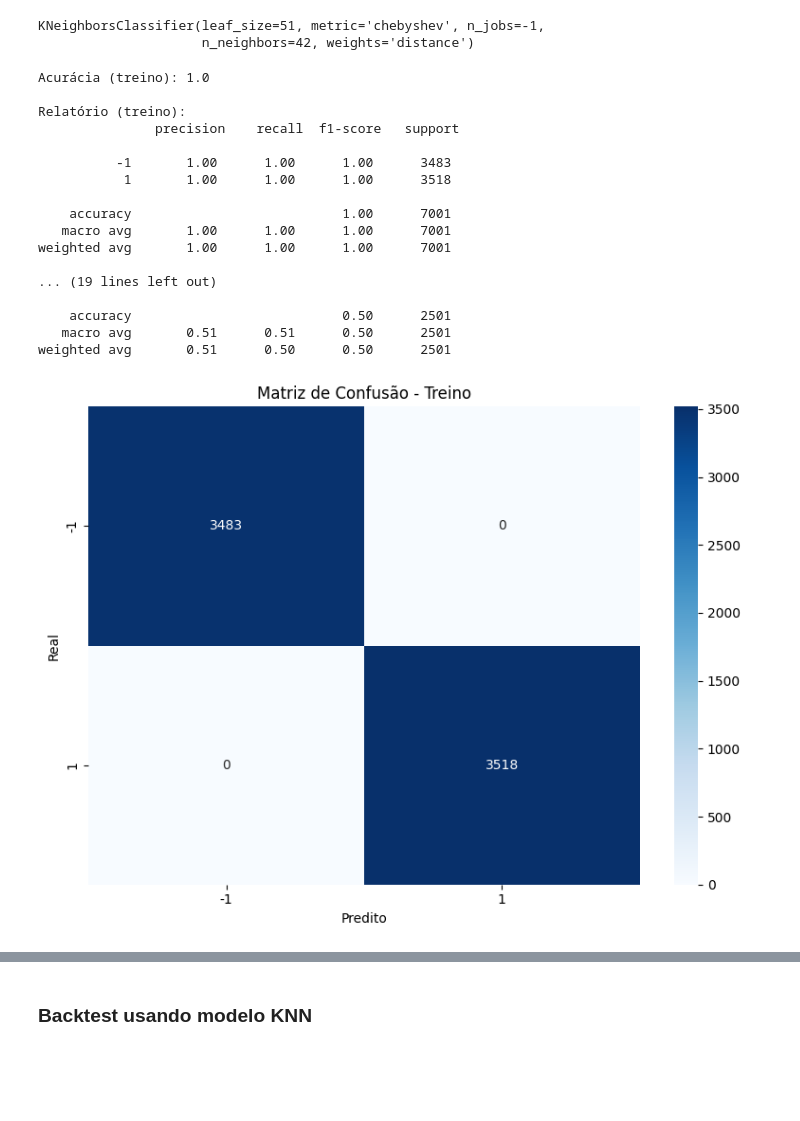
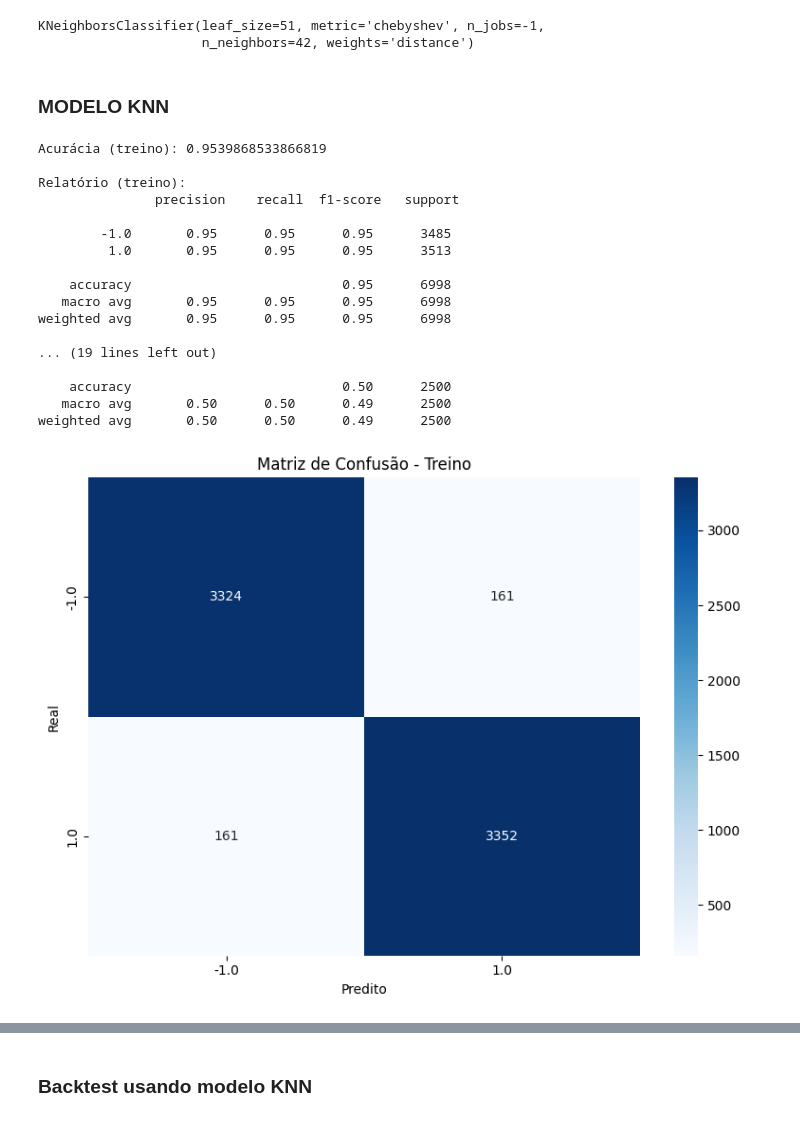
Before and after one commit to EdinhoAndra/PUC_MVP_ML_ANALYTICS, a Jupyter notebook: MVP_ML_&_Analytics.ipynb, the cells around one changed output, grey strips where cells are left out. Drawn from its saved outputs; the diff is of its cells as text; code cells hidden in the pictures; blank space fills up the shorter version.

```diff
--- a/MVP_ML_&_Analytics.ipynb
+++ b/MVP_ML_&_Analytics.ipynb
@@ -660,7 +681,7 @@ class PurgedKFoldEmbargo(KFold):
 - por fim, temos os lags, atrasos que são aplicados às features
 # %%
 # Carregar os dados
-df = pd.read_excel("/content/drive/MyDrive/Colab_Files/WIN_RENKO40.xlsx")
+df = pd.read_excel("data/WIN_RENKO40.xlsx")
 df = df.sort_values("Date")
 # %%
 # Contagem de bricks (renkos) por DIA de calendário
@@ -873,18 +894,17 @@ X_train, X_val, y_train, y_val, idx_train, idx_val = train_test_split(
     X_train_full, y_train_full, idx_train_full, test_size=0.20, shuffle=False
 )
 
-# “most_frequent” = sempre prevê a classe majoritária do treino
+#Modelo já foi treinado e já foi salvo
+'''# “most_frequent” = sempre prevê a classe majoritária do treino
 model = DummyClassifier(strategy="most_frequent", random_state=SEED)
 model.fit(X_train, y_train)
 
-'''y_pred = model.predict(X_test)
-print("Acurácia:", accuracy_score(y_test, y_pred))
-print("\nRelatório:\n", classification_report(y_test, y_pred))
-print("\nMatriz de confusão:\n", confusion_matrix(y_test, y_pred))'''
 
 # --- salvar e recarregar, atribuindo a 'model' ---
 MODEL_PATH = "baseline.joblib"
-dump(model, MODEL_PATH, compress=3)
+dump(model, MODEL_PATH, compress=3)'''
+
+MODEL_PATH = "data/baseline.joblib"
 
 # sobrescreve a variável 'model' com o pipeline recarregado do arquivo
 model = load(MODEL_PATH)
@@ -981,7 +1001,7 @@ STOP_ANCHOR      = "entry"        # "entry" ou "signal_open"
 # =========================================================
 #  Carrega o modelo salvo (NÃO TREINA)
 # =========================================================
-MODEL_PATH = "baseline.joblib"  # ajuste se necessário
+MODEL_PATH = "data/baseline.joblib"  # ajuste se necessário
 model = load(MODEL_PATH)
 
 # =========================================================
@@ -1745,9 +1766,25 @@ Features finais selecionadas (42):
 ['RSL200', 'realized_vol', 'realized_vol_lag_1', 'RSL200_lag_1', 'realized_vol_lag_2', 'realized_vol_lag_3', 'realized_vol_lag_4', 'PKS_VOL_lag_5', 'realized_vol_lag_5', 'RSL10_lag_5', 'RSI20_lag_5',  ...
 KNeighborsClassifier(leaf_size=51, metric='chebyshev', n_jobs=-1,
                      n_neighbors=42, weights='distance')
+# %% [markdown]
+### MODELO KNN
 # %%
+# ============================
+# Base: cria X, y a partir do seu df
+# ============================
+df_KNN = df.copy()
+y = df_KNN["target"]
+X = df_KNN.drop(columns=["target", "Open", "High", "Low", "Close", "returns"])
+
+
+# Features finais selecionadas (42)
+feats = ['RSL200', 'realized_vol', 'realized_vol_lag_1', 'RSL200_lag_1', 'realized_vol_lag_2', 'realized_vol_lag_3', 'realized_vol_lag_4', 'PKS_VOL_lag_5', 'realized_vol_lag_5', 'RSL10_lag_5', 'RSI20_lag_5', 'realized_vol_lag_6',
+         'realized_vol_lag_7', 'realized_vol_lag_8', 'realized_vol_lag_9', 'RSL5_lag_9', 'realized_vol_lag_10', 'realized_vol_lag_11', 'RSL5_lag_11', 'realized_vol_lag_12', 'RSL5_lag_12', 'realized_vol_lag_13', 'realized_vol_lag_14',
+         'ret_lag_15', 'realized_vol_lag_15', 'ret_lag_16', 'realized_vol_lag_16', 'realized_vol_lag_17', 'realized_vol_lag_18', 'realized_vol_lag_19', 'realized_vol_lag_20', 'RSI5_lag_18', 'ret_lag_14', 'RSL20_lag_4', 'RSI10_lag_9',
+         'RSI5_lag_6', 'RSI20', 'RSI20_lag_4', 'RSI200_lag_4', 'PKS_VOL_lag_2', 'RSI200', 'GK_VOL_lag_18']
+
 #  Seleciona features finais
-X = X[selected_features].copy()
+X = X[feats].copy()
 
 #  Guarda índice original (se quiser rastrear depois)
 X_index = X.index
@@ -1767,14 +1804,16 @@ X_train_s = scaler.fit_transform(X_train.astype("float32"))
 X_val_s   = scaler.transform(X_val.astype("float32"))
 X_test_s  = scaler.transform(X_test.astype("float32"))
 
-#  Instancia KNN com melhores params (garantindo n_neighbors válido)
+'''#  Instancia KNN com melhores params (garantindo n_neighbors válido)
 best_params_safe = dict(best_params)
 if "n_neighbors" in best_params_safe:
     best_params_safe["n_neighbors"] = int(min(best_params_safe["n_neighbors"], len(X_train_s)))
 else:
-    best_params_safe["n_neighbors"] = 5
+    best_params_safe["n_neighbors"] = 5'''
 
-# --- monta o pipeline completo ---
+
+# Modelo já foi treinado e está salvo num arquivo joblib
+'''# --- monta o pipeline completo ---
 model = Pipeline(steps=[
     ("scaler", StandardScaler()),
     ("knn",    KNeighborsClassifier(**best_params_safe, algorithm="auto", n_jobs=-1))
@@ -1788,6 +1827,10 @@ MODEL_PATH = "knn_pipeline.joblib"
 dump(model, MODEL_PATH, compress=3)
 
 # sobrescreve a variável 'model' com o pipeline recarregado do arquivo
+model = load(MODEL_PATH)'''
+
+# Carregando modelo salvo - carregado do github
+MODEL_PATH = "data/knn_pipeline.joblib"
 model = load(MODEL_PATH)
 
 #  Avaliar no conjunto de treino
@@ -1806,40 +1849,40 @@ print("Acurácia (teste):", accuracy_score(y_test, y_pred_test))
 print("\nRelatório (teste):\n", classification_report(y_test, y_pred_test))
 
 #  Matrizes de confusão (mantendo todas as classes na mesma ordem)
 classes = np.sort(pd.unique(y))
 labels  = list(classes)
 
 def plot_cm(y_true, y_pred, title):
     cm = confusion_matrix(y_true, y_pred, labels=labels)
     plt.figure(figsize=(8, 6))
     sns.heatmap(cm, annot=True, fmt='d', cmap='Blues',
                 xticklabels=[str(l) for l in labels],
                 yticklabels=[str(l) for l in labels])
     plt.title(title)
     plt.xlabel('Predito')
     plt.ylabel('Real')
     plt.tight_layout()
     plt.show()
 
 plot_cm(y_train, y_pred_train, "Matriz de Confusão - Treino")
 plot_cm(y_val,   y_pred_val,   "Matriz de Confusão - Validação")
 plot_cm(y_test,  y_pred_test,  "Matriz de Confusão - Teste")
 # %% [output]
-Acurácia (treino): 1.0
+Acurácia (treino): 0.9539868533866819
 
 Relatório (treino):
                precision    recall  f1-score   support
 
-          -1       1.00      1.00      1.00      3483
-           1       1.00      1.00      1.00      3518
+        -1.0       0.95      0.95      0.95      3485
+         1.0       0.95      0.95      0.95      3513
 
-    accuracy                           1.00      7001
-   macro avg       1.00      1.00      1.00      7001
-weighted avg       1.00      1.00      1.00      7001
+    accuracy                           0.95      6998
+   macro avg       0.95      0.95      0.95      6998
+weighted avg       0.95      0.95      0.95      6998
 
 ... (19 lines left out)
 
-    accuracy                           0.50      2501
-   macro avg       0.51      0.51      0.50      2501
-weighted avg       0.51      0.50      0.50      2501
+    accuracy                           0.50      2500
+   macro avg       0.50      0.50      0.49      2500
+weighted avg       0.50      0.50      0.49      2500
-[figure, old version]
+[figure, new version]
```
Also changed, not shown: parts of 24 cells of this notebook.
